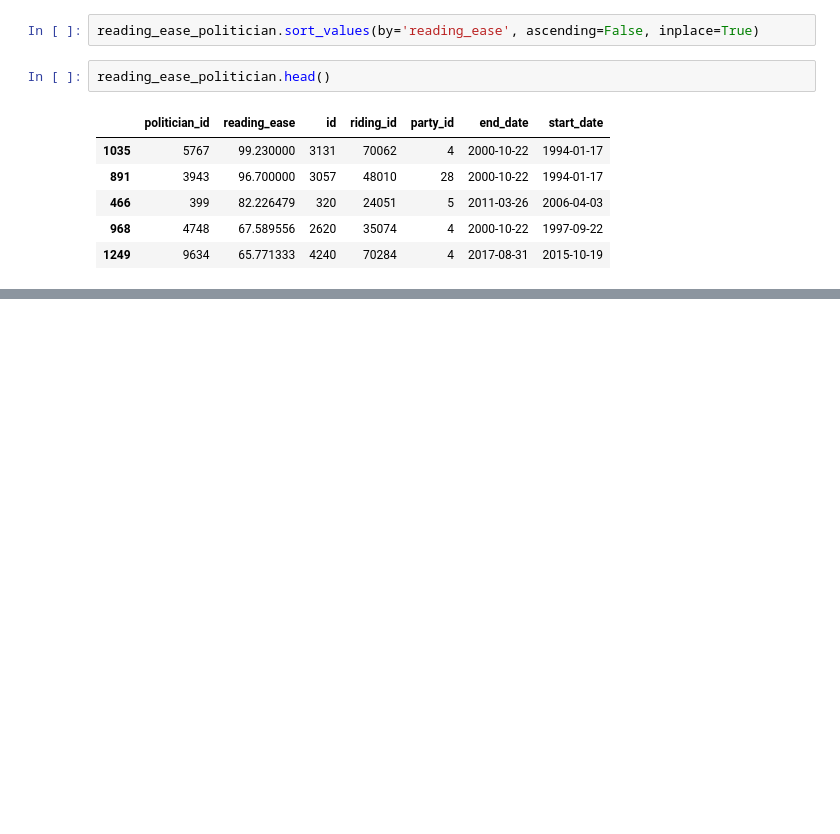
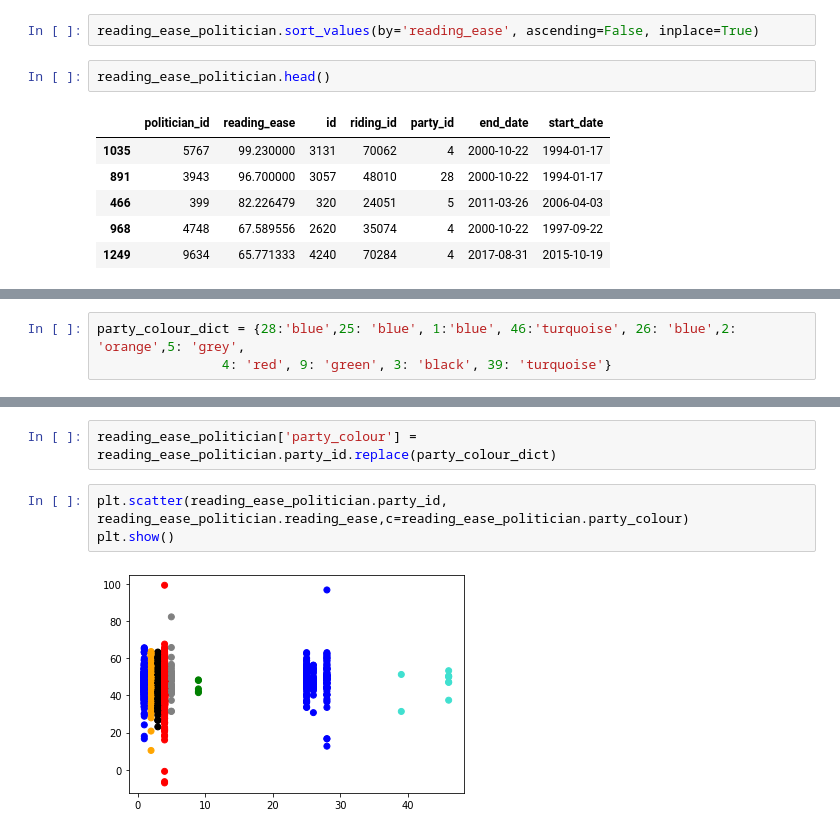
Before and after one commit to illtemperedklavier/openparliament-NLP, a Jupyter notebook: word_stats/textstat graphs.ipynb, the cells around one changed output, grey strips where cells are left out. Saved outputs shown, nothing was run; the diff lists cells and outputs as text; blank space fills up the shorter version.

```diff
--- a/word_stats/textstat graphs.ipynb
+++ b/word_stats/textstat graphs.ipynb
@@ -193,0 +186,3 @@ reading_ease_politician.head()
+# %%
+party_colour_dict = {28:'blue',25: 'blue', 1:'blue', 46:'turquoise', 26: 'blue',2: 'orange',5: 'grey',
+                4: 'red', 9: 'green', 3: 'black', 39: 'turquoise'}
@@ -193,0 +222,7 @@ reading_ease_politician.head()
+# %%
+reading_ease_politician['party_colour'] = reading_ease_politician.party_id.replace(party_colour_dict)
+# %%
+plt.scatter(reading_ease_politician.party_id, reading_ease_politician.reading_ease,c=reading_ease_politician.party_colour)
+plt.show()
+# %% [output]
+[figure, added]
```
Also changed, not shown: parts of 39 cells of this notebook, 4 other files.
